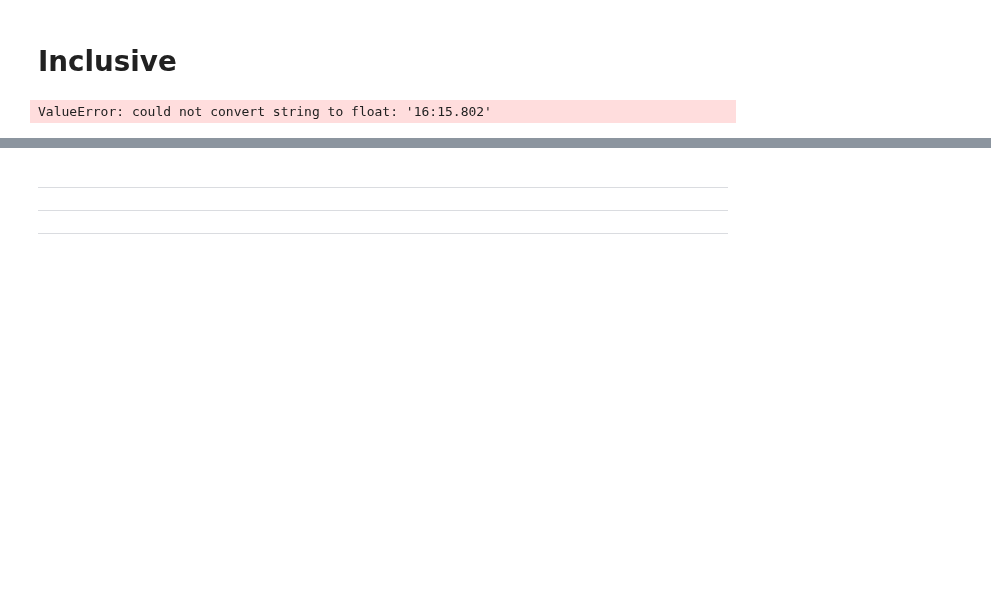
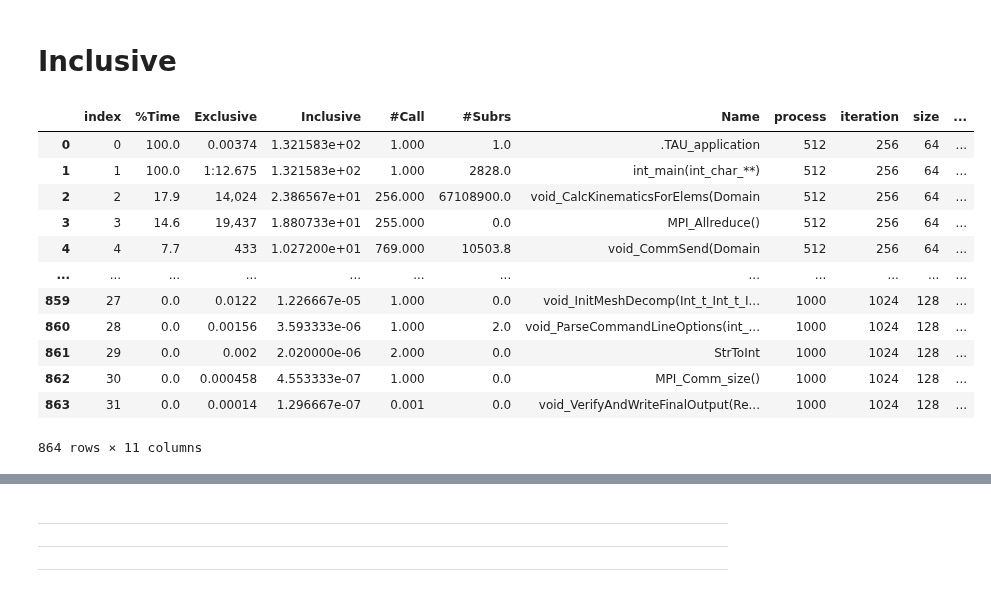
Before and after one commit to arima0714/Lab00, a Jupyter notebook: testing_pub.ipynb, the cells around one changed output, grey strips where cells are left out. Drawn from its saved outputs; the diff is of its cells as text; code cells hidden in the pictures; blank space fills up the shorter version.

```diff
--- a/testing_pub.ipynb
+++ b/testing_pub.ipynb
@@ -66,7 +65,11 @@ list_modelName: list[str] = [
     # "modelBasicTree",
 ]
 
-list_csvDir = ["./csv_files/lulesh_1st/", "./csv_files/lulesh_2nd/", "./csv_files/lulesh_3rd/"]
+list_csvDir = [
+    "./csv_files/lulesh_1st/",
+    "./csv_files/lulesh_2nd/",
+    "./csv_files/lulesh_3rd/",
+]
 # %% [markdown]
 # Inclusive
 # %%
@@ -81,13 +84,25 @@ trainDF :pd.DataFrame = ret_averaged_rawDF_lulesh(
 )
 # %%
-testDF :pd.DataFrame = ret_averaged_rawDF_lulesh(
-    list_process = test_lulesh_processes,
-    list_iteration = test_lulesh_iterations,
-    list_size = test_lulesh_sizes,
-    list_csvDir = list_csvDir,
-    resVar = resVar
+testDF: pd.DataFrame = ret_averaged_rawDF_lulesh(
+    list_process=test_lulesh_processes,
+    list_iteration=test_lulesh_iterations,
+    list_size=test_lulesh_sizes,
+    list_csvDir=list_csvDir,
+    resVar=resVar,
 )
-# %% [output]
-ValueError: could not convert string to float: '16:15.802'
 # %%
-testDF
+testDF.reset_index()
+# %% [output]
+|  | index | %Time | Exclusive | Inclusive | #Call | #Subrs | Name | process | iteration | size | ... |
+| 0 | 0 | 100.0 | 0.00374 | 1.321583e+02 | 1.000 | 1.0 | .TAU_application | 512 | 256 | 64 | ... |
+| 1 | 1 | 100.0 | 1:12.675 | 1.321583e+02 | 1.000 | 2828.0 | int_main(int_char_**) | 512 | 256 | 64 | ... |
+| 2 | 2 | 17.9 | 14,024 | 2.386567e+01 | 256.000 | 67108900.0 | void_CalcKinematicsForElems(Domain | 512 | 256 | 64 | ... |
+| 3 | 3 | 14.6 | 19,437 | 1.880733e+01 | 255.000 | 0.0 | MPI_Allreduce() | 512 | 256 | 64 | ... |
+| 4 | 4 | 7.7 | 433 | 1.027200e+01 | 769.000 | 10503.8 | void_CommSend(Domain | 512 | 256 | 64 | ... |
+| ... | ... | ... | ... | ... | ... | ... | ... | ... | ... | ... | ... |
+| 859 | 27 | 0.0 | 0.0122 | 1.226667e-05 | 1.000 | 0.0 | void_InitMeshDecomp(Int_t_Int_t_I... | 1000 | 1024 | 128 | ... |
+| 860 | 28 | 0.0 | 0.00156 | 3.593333e-06 | 1.000 | 2.0 | void_ParseCommandLineOptions(int_... | 1000 | 1024 | 128 | ... |
+| 861 | 29 | 0.0 | 0.002 | 2.020000e-06 | 2.000 | 0.0 | StrToInt | 1000 | 1024 | 128 | ... |
+| 862 | 30 | 0.0 | 0.000458 | 4.553333e-07 | 1.000 | 0.0 | MPI_Comm_size() | 1000 | 1024 | 128 | ... |
+| 863 | 31 | 0.0 | 0.00014 | 1.296667e-07 | 0.001 | 0.0 | void_VerifyAndWriteFinalOutput(Re... | 1000 | 1024 | 128 | ... |
+864 rows × 11 columns
```
Also changed, not shown: parts of 16 cells of this notebook.
